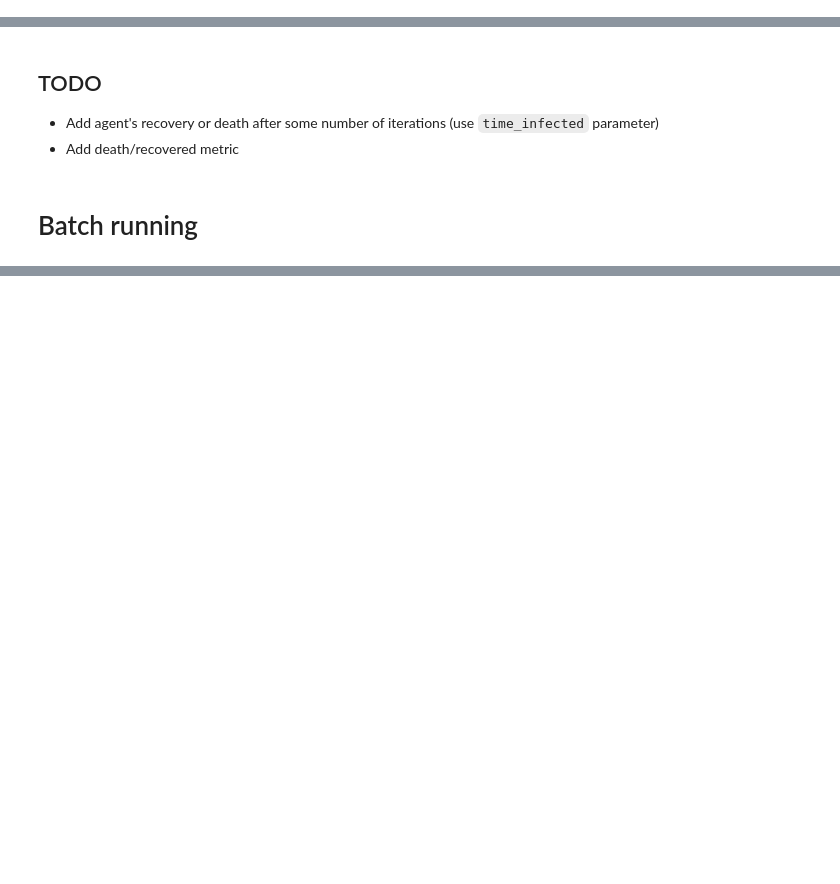
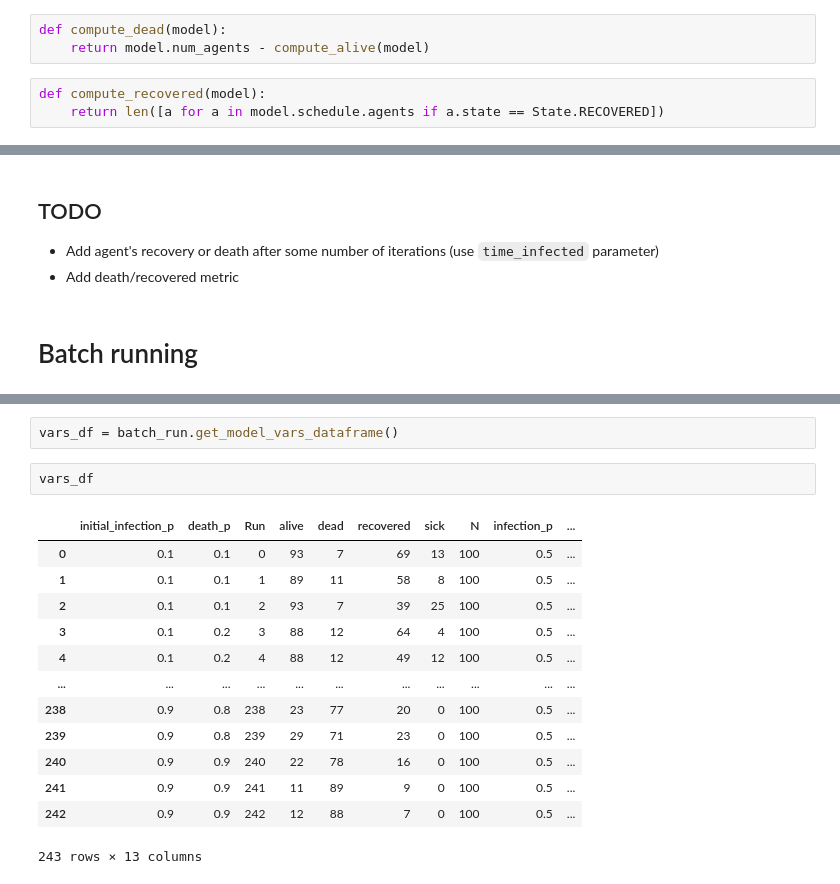
Before and after one commit to kaskadz/mesalab, a Jupyter notebook: MesaTutorial.ipynb, the cells around one changed output, grey strips where cells are left out. Cells and saved outputs as stored; diff of their text form; blank space fills up the shorter version.

```diff
--- a/MesaTutorial.ipynb
+++ b/MesaTutorial.ipynb
@@ -127,3 +133,9 @@ class EpidemicAgent(Agent):
+# %%
+def compute_dead(model):
+    return model.num_agents - compute_alive(model)
+# %%
+def compute_recovered(model):
+    return len([a for a in model.schedule.agents if a.state == State.RECOVERED])
 # %%
 class EpidemicModel(Model):
     """A model with some number of agents."""
@@ -245,0 +320,18 @@ for i in range(100):
+# %%
+vars_df = batch_run.get_model_vars_dataframe()
+# %%
+vars_df
+# %% [output]
+|  | initial_infection_p | death_p | Run | alive | dead | recovered | sick | N | infection_p | ... |
+| 0 | 0.1 | 0.1 | 0 | 93 | 7 | 69 | 13 | 100 | 0.5 | ... |
+| 1 | 0.1 | 0.1 | 1 | 89 | 11 | 58 | 8 | 100 | 0.5 | ... |
+| 2 | 0.1 | 0.1 | 2 | 93 | 7 | 39 | 25 | 100 | 0.5 | ... |
+| 3 | 0.1 | 0.2 | 3 | 88 | 12 | 64 | 4 | 100 | 0.5 | ... |
+| 4 | 0.1 | 0.2 | 4 | 88 | 12 | 49 | 12 | 100 | 0.5 | ... |
+| ... | ... | ... | ... | ... | ... | ... | ... | ... | ... | ... |
+| 238 | 0.9 | 0.8 | 238 | 23 | 77 | 20 | 0 | 100 | 0.5 | ... |
+| 239 | 0.9 | 0.8 | 239 | 29 | 71 | 23 | 0 | 100 | 0.5 | ... |
+| 240 | 0.9 | 0.9 | 240 | 22 | 78 | 16 | 0 | 100 | 0.5 | ... |
+| 241 | 0.9 | 0.9 | 241 | 11 | 89 | 9 | 0 | 100 | 0.5 | ... |
+| 242 | 0.9 | 0.9 | 242 | 12 | 88 | 7 | 0 | 100 | 0.5 | ... |
+243 rows × 13 columns
```
Also changed, not shown: parts of 13 cells of this notebook.
